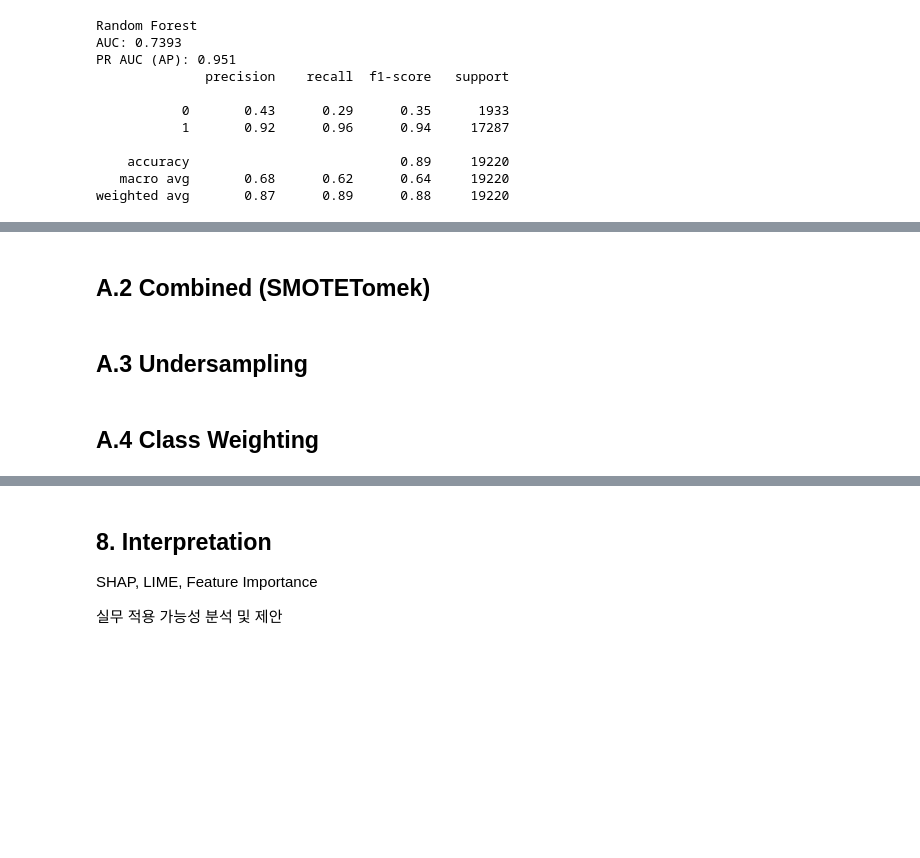
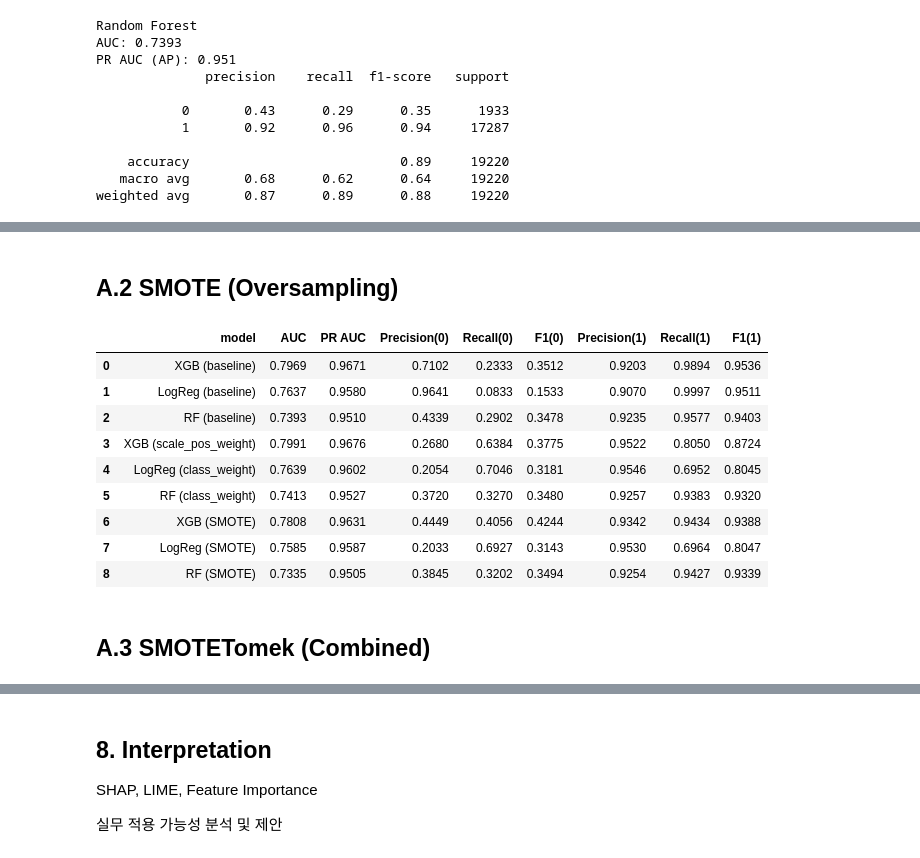
Before and after one commit to jameshan54/churn-prediction, a Jupyter notebook: notebooks/churn_prediction.ipynb, the cells around one changed output, grey strips where cells are left out. Cells and saved outputs as stored; diff of their text form; code cells hidden in the pictures; blank space fills up the shorter version.

```diff
--- a/notebooks/churn_prediction.ipynb
+++ b/notebooks/churn_prediction.ipynb
@@ -559,2 +731,2 @@ While these methods can partially mitigate the issue, the improvements for churn
 # %% [markdown]
-## A.2 Combined (SMOTETomek)
+## A.2 SMOTE (Oversampling)
@@ -561,4 +735,58 @@ While these methods can partially mitigate the issue, the improvements for churn
+# %%
+# Resampling
+# 설치 필요: pip install imbalanced-learn
+from imblearn.pipeline import Pipeline as ImbPipeline
+from imblearn.over_sampling import SMOTE
+from imblearn.combine import SMOTETomek
+
+# XGB + SMOTE (주의: 트리모델 + SMOTE는 데이터 크기/시간 고려)
+xgb_smote = ImbPipeline([
+    ('prep', preprocess),
+    ('smote', SMOTE(random_state=42)),
+    ('clf', XGBClassifier(
+        n_estimators=400, max_depth=6, learning_rate=0.05,
+        subsample=0.9, colsample_bytree=0.9,
+        eval_metric='logloss', random_state=42, n_jobs=-1
+    ))
+])
+xgb_smote.fit(X_train, y_train)
+proba_xgb_smote = xgb_smote.predict_proba(X_test)[:, 1]
+row, _ = eval_binary(y_test, proba_xgb_smote, name='XGB (SMOTE)')
+results.append(row)
+
+# Logistic + SMOTE
+log_smote = ImbPipeline([
+    ('prep', preprocess),
+    ('smote', SMOTE(random_state=42)),
+    ('clf', LogisticRegression(max_iter=1000, random_state=42))
+])
+log_smote.fit(X_train, y_train)
+proba_log_smote = log_smote.predict_proba(X_test)[:, 1]
+row, _ = eval_binary(y_test, proba_log_smote, name='LogReg (SMOTE)')
+results.append(row)
+
+# 1) Random Forest + SMOTE
+rf_smote = ImbPipeline([
+    ('prep', preprocess),
+    ('smote', SMOTE(random_state=42)),
+    ('clf', RandomForestClassifier(n_estimators=300, random_state=42, n_jobs=-1))
+])
+rf_smote.fit(X_train, y_train)
+proba_rf_smote = rf_smote.predict_proba(X_test)[:, 1]
+row, _ = eval_binary(y_test, proba_rf_smote, name='RF (SMOTE)')
+results.append(row)
+
+pd.DataFrame(results)
+# %% [output]
+|  | model | AUC | PR AUC | Precision(0) | Recall(0) | F1(0) | Precision(1) | Recall(1) | F1(1) |
+| 0 | XGB (baseline) | 0.7969 | 0.9671 | 0.7102 | 0.2333 | 0.3512 | 0.9203 | 0.9894 | 0.9536 |
+| 1 | LogReg (baseline) | 0.7637 | 0.9580 | 0.9641 | 0.0833 | 0.1533 | 0.9070 | 0.9997 | 0.9511 |
+| 2 | RF (baseline) | 0.7393 | 0.9510 | 0.4339 | 0.2902 | 0.3478 | 0.9235 | 0.9577 | 0.9403 |
+| 3 | XGB (scale_pos_weight) | 0.7991 | 0.9676 | 0.2680 | 0.6384 | 0.3775 | 0.9522 | 0.8050 | 0.8724 |
+| 4 | LogReg (class_weight) | 0.7639 | 0.9602 | 0.2054 | 0.7046 | 0.3181 | 0.9546 | 0.6952 | 0.8045 |
+| 5 | RF (class_weight) | 0.7413 | 0.9527 | 0.3720 | 0.3270 | 0.3480 | 0.9257 | 0.9383 | 0.9320 |
+| 6 | XGB (SMOTE) | 0.7808 | 0.9631 | 0.4449 | 0.4056 | 0.4244 | 0.9342 | 0.9434 | 0.9388 |
+| 7 | LogReg (SMOTE) | 0.7585 | 0.9587 | 0.2033 | 0.6927 | 0.3143 | 0.9530 | 0.6964 | 0.8047 |
+| 8 | RF (SMOTE) | 0.7335 | 0.9505 | 0.3845 | 0.3202 | 0.3494 | 0.9254 | 0.9427 | 0.9339 |
 # %% [markdown]
-## A.3 Undersampling
+## A.3 SMOTETomek (Combined)
-# %% [markdown]
-## A.4 Class Weighting
```
Also changed, not shown: parts of 18 cells of this notebook.
